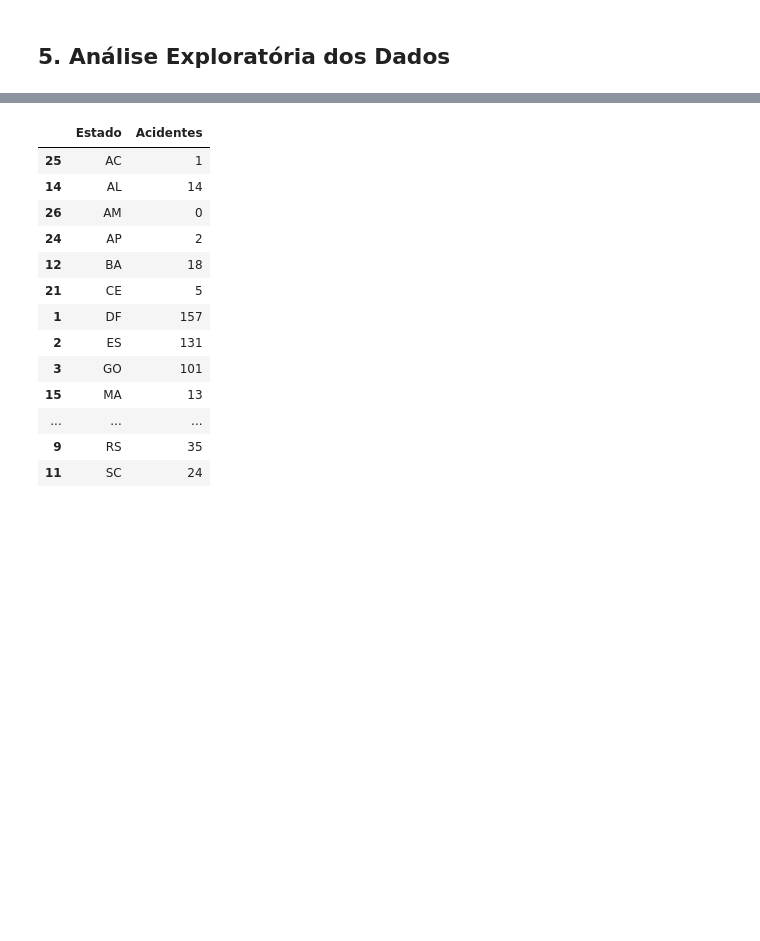
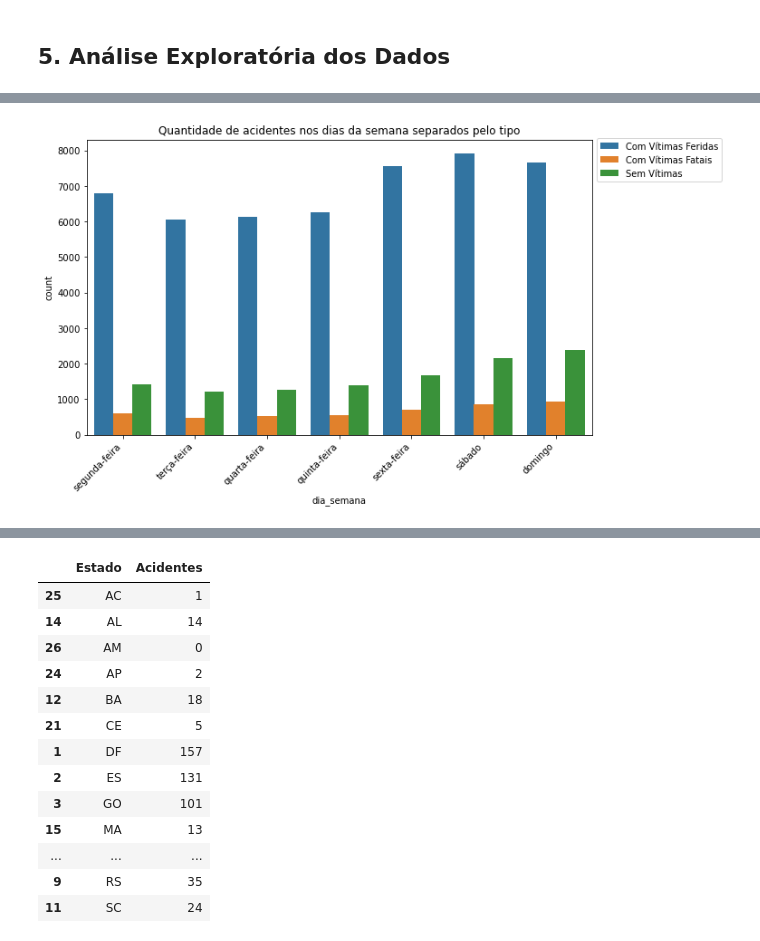
Before and after one commit to ciziks/traffic-accident-analysis, a Jupyter notebook: traffic-analysis.ipynb, the cells around one changed output, grey strips where cells are left out. Saved outputs shown, nothing was run; the diff lists cells and outputs as text; code cells hidden in the pictures; blank space fills up the shorter version.

```diff
--- a/traffic-analysis.ipynb
+++ b/traffic-analysis.ipynb
@@ -119,0 +165,12 @@ len(datatran_df)
+# %%
+plt.figure(figsize=(10, 6))
+
+datatran_df.loc[datatran_df.loc[datatran_df['classificacao_acidente'] == 'Com Vítimas FeridasCom Vítimas Feridas'].index, 'classificacao_acidente'] = 'Com Vítimas Feridas'
+
+sns.countplot(data=datatran_df, x="dia_semana", hue = 'classificacao_acidente', order = ['segunda-feira','terça-feira','quarta-feira','quinta-feira','sexta-feira','sábado','domingo'])
+plt.xticks(rotation=45, ha='right')
+plt.legend(labels=datatran_df['classificacao_acidente'].unique().tolist(), loc = 2, bbox_to_anchor = (1,1.02))
+plt.title("Quantidade de acidentes nos dias da semana separados pelo tipo")
+plt.show()
+# %% [output]
+[figure, added]
```
Also changed, not shown: parts of 26 cells of this notebook.
